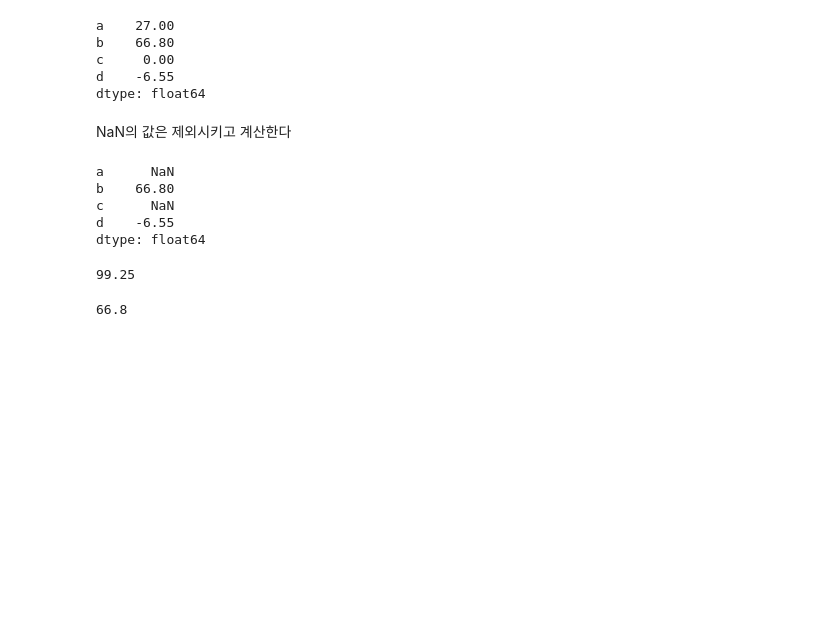
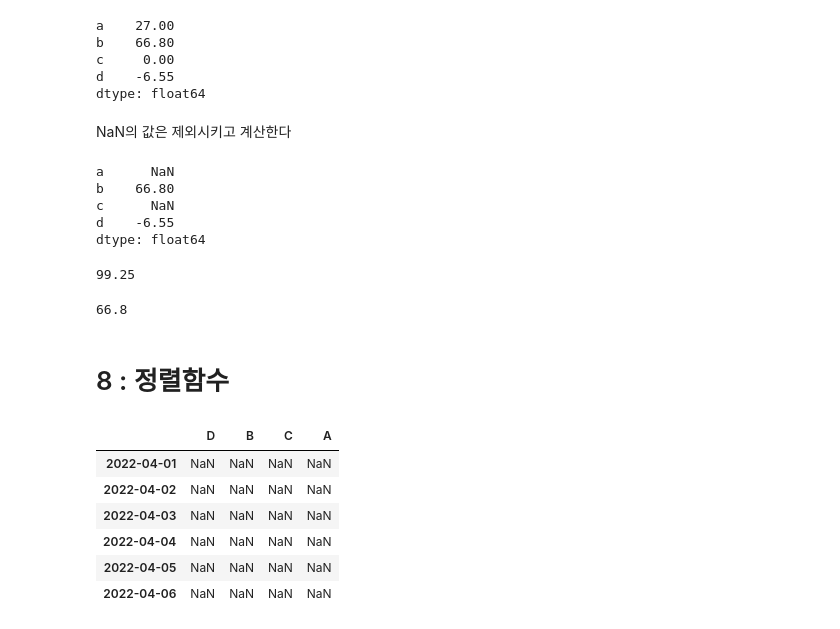
Before and after one commit to jjuhyeok/pandas-python-, a Jupyter notebook: pandas-base.ipynb, the cells around one changed output. Drawn from its saved outputs; the diff is of its cells as text; code cells hidden in the pictures; blank space fills up the shorter version.

```diff
--- a/pandas-base.ipynb
+++ b/pandas-base.ipynb
@@ -607,3 +607,16 @@ df['one'].sum()
 df.loc['b'].sum()
 # %% [output]
 66.8
+# %% [markdown]
+# 8 : 정렬함수
+# %%
+dates = pd.DataFrame(index = pd.date_range("20220401",periods = 6), columns = ["D","B","C","A"])
+dates
+# %% [output]
+|  | D | B | C | A |
+| 2022-04-01 | NaN | NaN | NaN | NaN |
+| 2022-04-02 | NaN | NaN | NaN | NaN |
+| 2022-04-03 | NaN | NaN | NaN | NaN |
+| 2022-04-04 | NaN | NaN | NaN | NaN |
+| 2022-04-05 | NaN | NaN | NaN | NaN |
+| 2022-04-06 | NaN | NaN | NaN | NaN |
```
Also changed, not shown: parts of 14 cells of this notebook.
